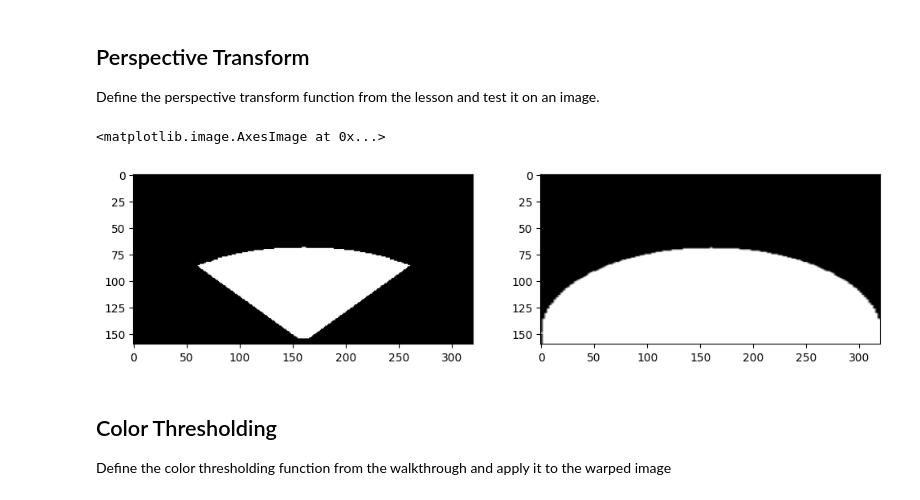
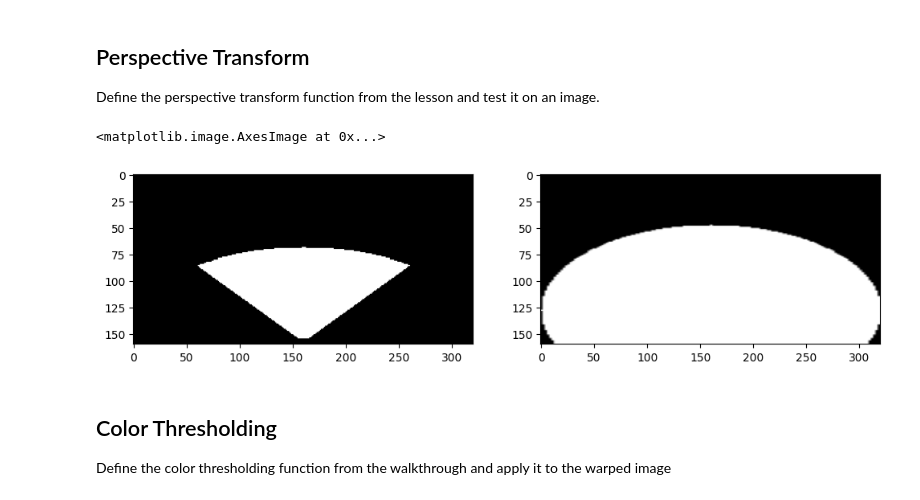
Before and after one commit to M-Abdelmegeed/Mars-Rover-Project, a Jupyter notebook: code/Rover_Project_Notebook.ipynb, the cells around one changed output. Drawn from its saved outputs; the diff is of its cells as text; code cells hidden in the pictures.

```diff
--- a/code/Rover_Project_Notebook.ipynb
+++ b/code/Rover_Project_Notebook.ipynb
@@ -88,7 +88,7 @@ dst_size = 5
 
 
 circle = np.zeros((150, 150), dtype="uint8")
-circle_mask=cv2.circle(circle, (75, 140), 75, 255, -1)
+circle_mask=cv2.circle(circle, (75, 120), 75, 255, -1)
 circle_mask=cv2.resize(circle_mask,(grid_img.shape[1], grid_img.shape[0]))
 
 
@@ -102,16 +102,16 @@
                   [image.shape[1]/2 + dst_size, image.shape[0] - bottom_offset],
                   [image.shape[1]/2 + dst_size, image.shape[0] - 2*dst_size - bottom_offset],
                   [image.shape[1]/2 - dst_size, image.shape[0] - 2*dst_size - bottom_offset],
                   ])
 warped, mask, = perspect_transform(grid_img, source, destination)
 fig=plt.figure(figsize=(12,3))
 plt.subplot(121)
 plt.imshow(mask,cmap='gray')
 plt.subplot(122)
 plt.imshow(circle_mask, cmap='gray')
 # %% [output]
 <matplotlib.image.AxesImage at 0x...>
-[figure, old version]
+[figure, new version]
 # %% [markdown]
 ## Color Thresholding
 Define the color thresholding function from the walkthrough and apply it to the warped image
```
Also changed, not shown: parts of 1 cell of this notebook, 1 other file.
